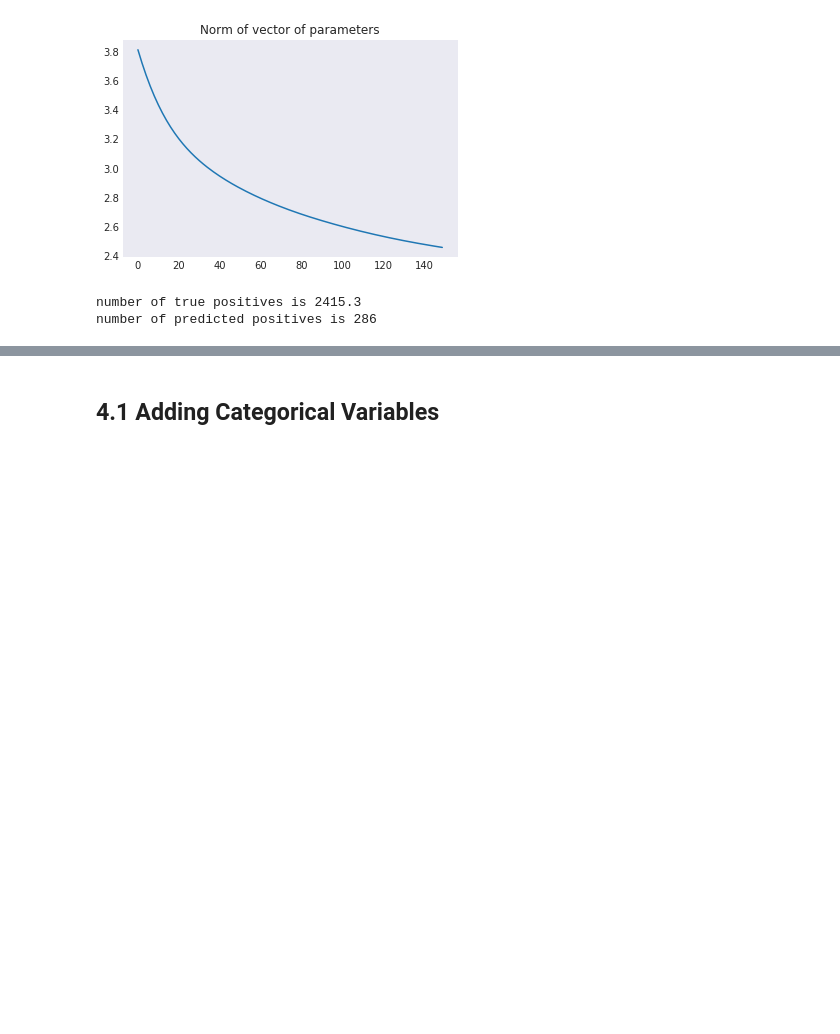
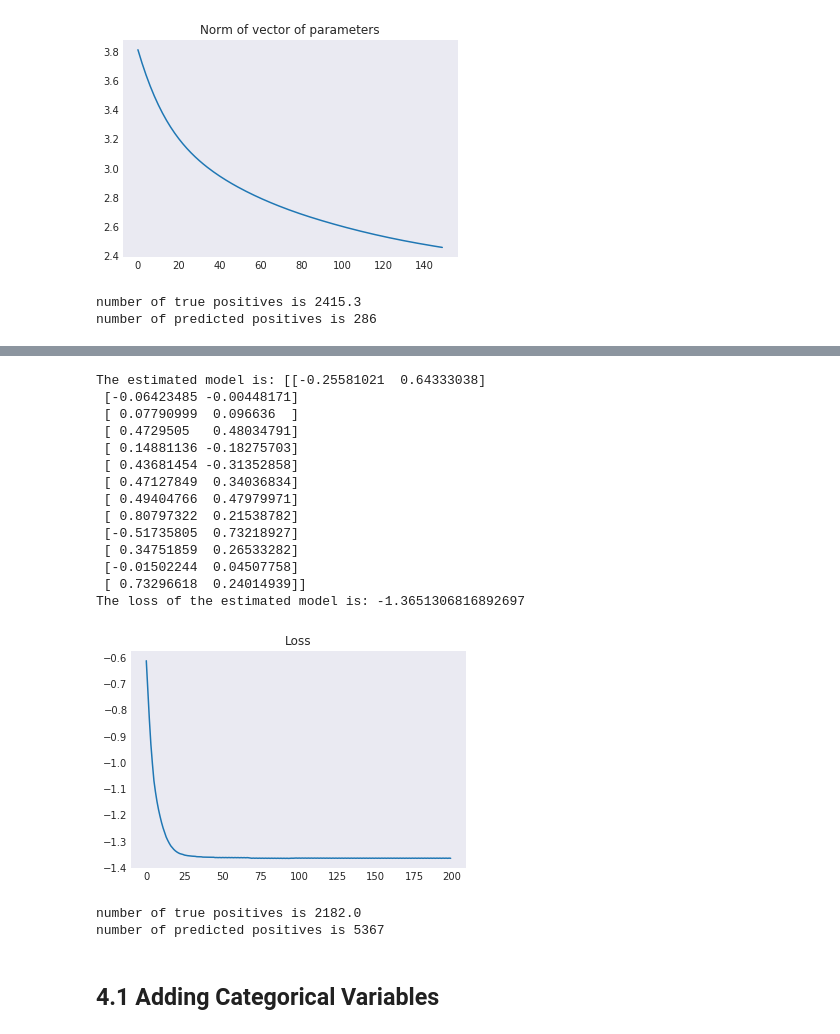
Before and after one commit to vnagapudi/W261_Final_Project, a Jupyter notebook: final_project_SID_LUCA.ipynb, the cells around one changed output, grey strips where cells are left out. Drawn from its saved outputs; the diff is of its cells as text; code cells hidden in the pictures; blank space fills up the shorter version.

```diff
--- a/final_project_SID_LUCA.ipynb
+++ b/final_project_SID_LUCA.ipynb
@@ -432,0 +489,19 @@ number of predicted positives is 286
+# %%
+def fmLoss(dataRDD, w) :
+    """
+    Computes the logloss given the data and model W
+    dataRDD - array of features, label
+    """
+    w_bc = sc.broadcast(w)
+    def probability_value(x,W):
+        xa = np.array([x])
+        V =  xa.dot(W)
+        V_square = (xa*xa).dot(W*W)
+        phi = 0.5*(V*V - V_square).sum()
+        return 1.0/(1.0 + np.exp(-phi))
+
+    loss = dataRDD.map(lambda x:  (probability_value(x[1],w_bc.value), x[0])) \
+        .map(lambda x: (1 - 1e-12, x[1]) if x[0] == 1 else ((1e-12, x[1]) if x[0] == 0  else (x[0],x[1]))) \
+        .map(lambda x: -(x[1] * np.log(x[0]) - (1-x[1])*np.log(1-x[0]))).mean()
+
+    return loss
@@ -432,0 +566,17 @@ number of predicted positives is 286
+# %%
+def wInitialization(dataRDD, factor):
+    nrFeat = len(dataRDD.first()[1])
+    np.random.seed(int(time.time()))
+    w =  np.random.ranf((nrFeat, factor))
+    w = w / np.sqrt((w*w).sum())
+
+    return w
+# %%
+
+start = time.time()
+wInit = wInitialization(normedRDD, 2)
+#print(wInit)
+logerr_train, logerr_test, models = GradientDescent(normedRDD, normedRDD, wInit, nSteps = 200,
+                                                    learningRate = 0.001, regParam = 0.01, verbose = False)
+print(f"\n... trained {len(models)} iterations in {time.time() - start} seconds")
+print(models[-1])
@@ -432,0 +598,24 @@ number of predicted positives is 286
+# %%
+print(f"The estimated model is: {models[-1]}")
+print(f"The loss of the estimated model is: {logerr_train[-1]}")
+print()
+print()
+plt.plot(logerr_train)
+plt.title('Loss')
+plt.show()
+# %% [output]
+The estimated model is: [[-0.25581021  0.64333038]
+ [-0.06423485 -0.00448171]
+ [ 0.07790999  0.096636  ]
+ [ 0.4729505   0.48034791]
+ [ 0.14881136 -0.18275703]
+ [ 0.43681454 -0.31352858]
+ [ 0.47127849  0.34036834]
+ [ 0.49404766  0.47979971]
+ [ 0.80797322  0.21538782]
+ [-0.51735805  0.73218927]
+ [ 0.34751859  0.26533282]
+ [-0.01502244  0.04507758]
+ [ 0.73296618  0.24014939]]
+The loss of the estimated model is: -1.3651306816892697
+[figure, added]
@@ -433,3 +644,10 @@ number of predicted positives is 286
+# %%
+print(f'number of true positives is {normedRDD.map(lambda x: x[0]).sum()}')
+res = fmMakePrediction(normedRDD, models[-1]).cache()
+print(f'number of predicted positives is {res.sum()}')
+# %% [output]
+number of true positives is 2182.0
+number of predicted positives is 5367
 # %% [markdown]
 ## 4.1 Adding Categorical Variables
 # %% [markdown]
```
Also changed, not shown: parts of 13 cells of this notebook, 1 other file.
